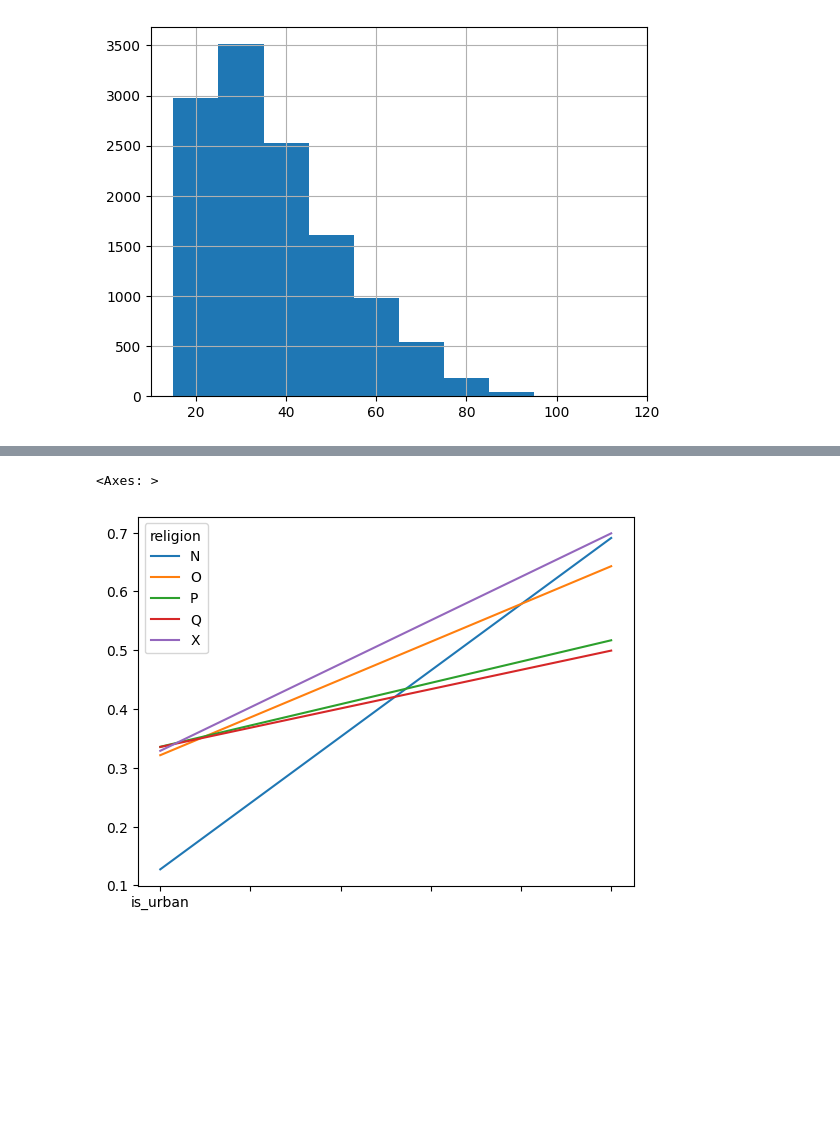
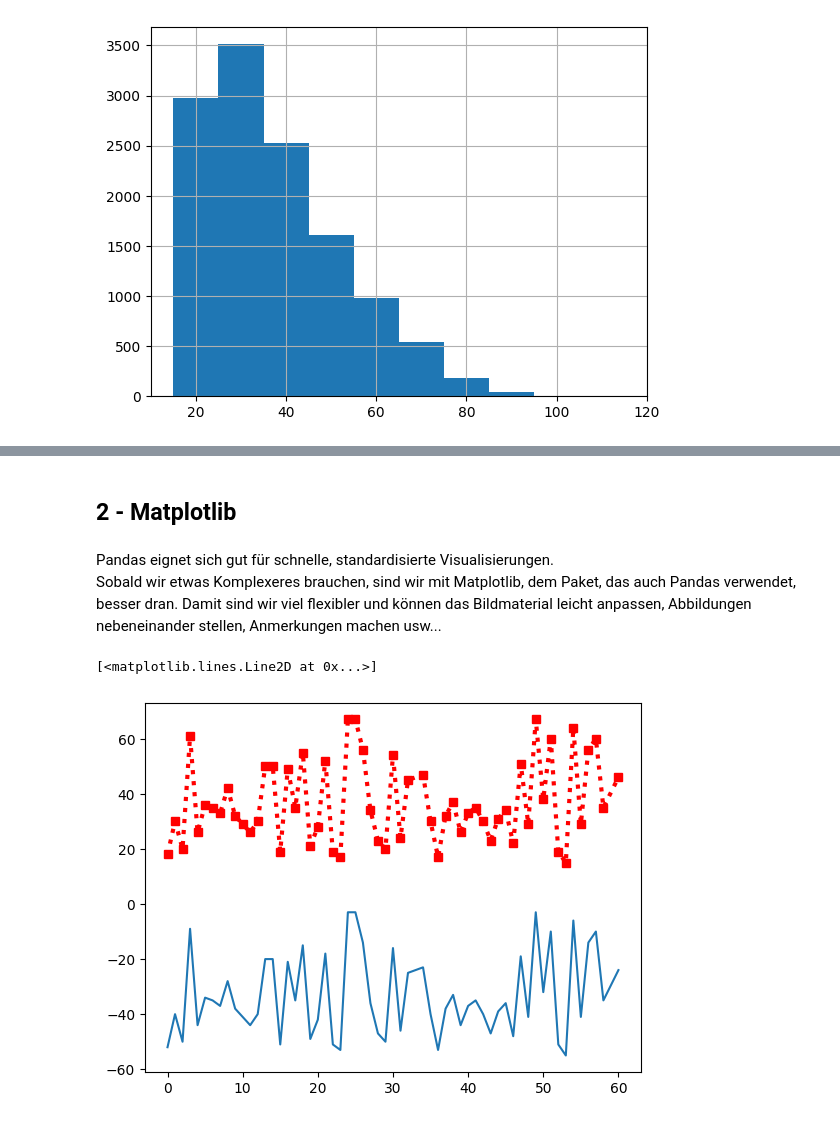
Before and after one commit to jsemeano/IMK_Python_Workshop, a Jupyter notebook: Tag_2/2_Visualisierung.ipynb, the cells around one changed output, grey strips where cells are left out. Drawn from its saved outputs; the diff is of its cells as text; code cells hidden in the pictures; blank space fills up the shorter version.

```diff
--- a/Tag_2/2_Visualisierung.ipynb
+++ b/Tag_2/2_Visualisierung.ipynb
@@ -53,5 +49,5 @@ df.groupby('female')[['is_urban', 	'employed_last_year']].mean().plot.bar()
-# %%
-df.groupby('religion')[['is_urban', 	'employed_last_year']].mean().T.plot()
-# %% [output]
-<Axes: >
-[figure, removed]
+# %% [markdown]
+## 2 - Matplotlib
+# %% [markdown]
+Pandas eignet sich gut für schnelle, standardisierte Visualisierungen. <br>
+Sobald wir etwas Komplexeres brauchen, sind wir mit Matplotlib, dem Paket, das auch Pandas verwendet, besser dran. Damit sind wir viel flexibler und können das Bildmaterial leicht anpassen, Abbildungen nebeneinander stellen, Anmerkungen machen usw...
@@ -57,0 +57,6 @@ df.groupby('religion')[['is_urban', 	'employed_last_year']].mean().T.plot()
+# %%
+plt.plot(df['age'].loc[:60]-70)
+plt.plot(df['age'].loc[:60], color="r", linestyle=':', marker='s', linewidth=3)
+# %% [output]
+[<matplotlib.lines.Line2D at 0x...>]
+[figure, added]
```
Also changed, not shown: parts of 19 cells of this notebook.
